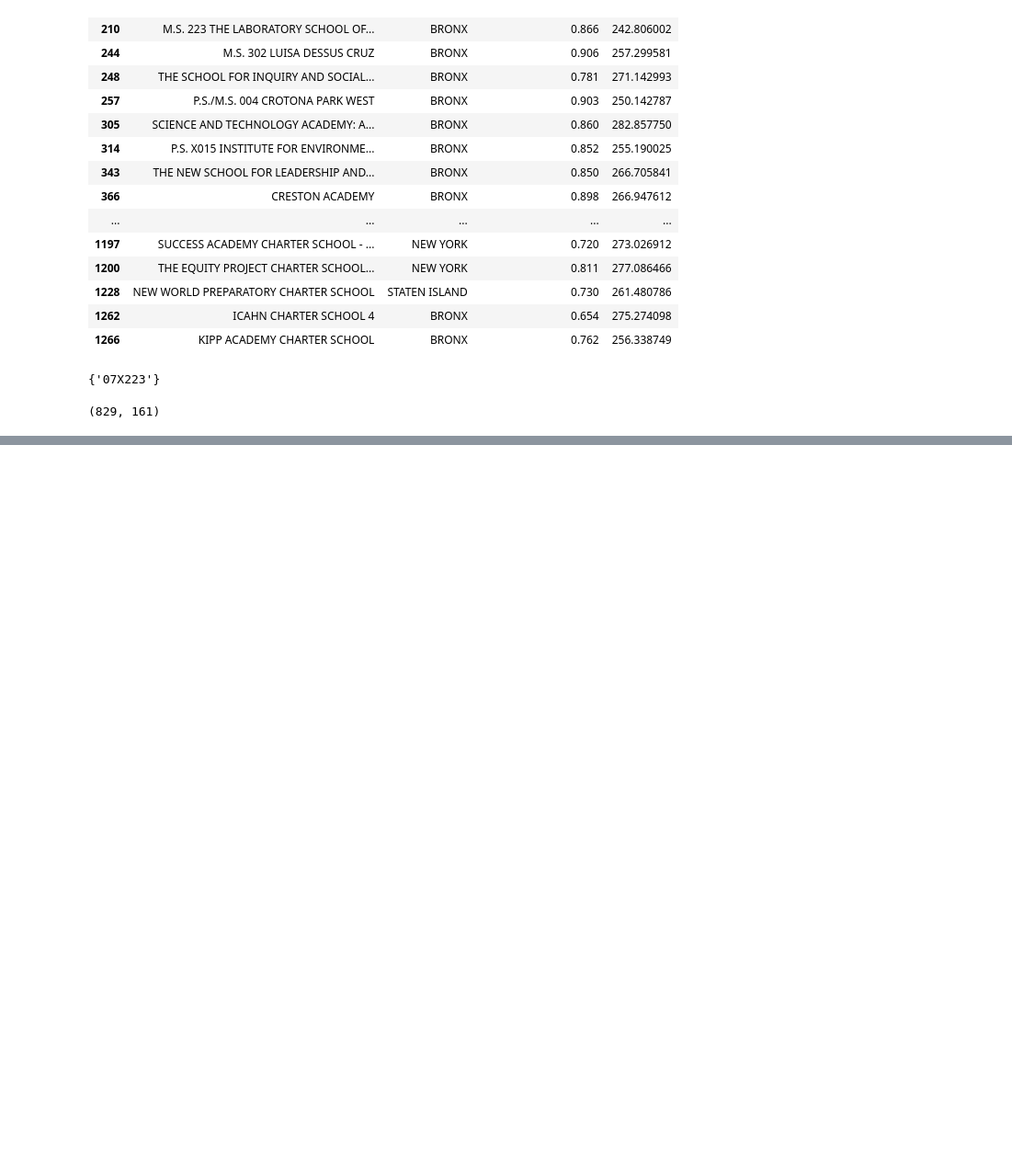
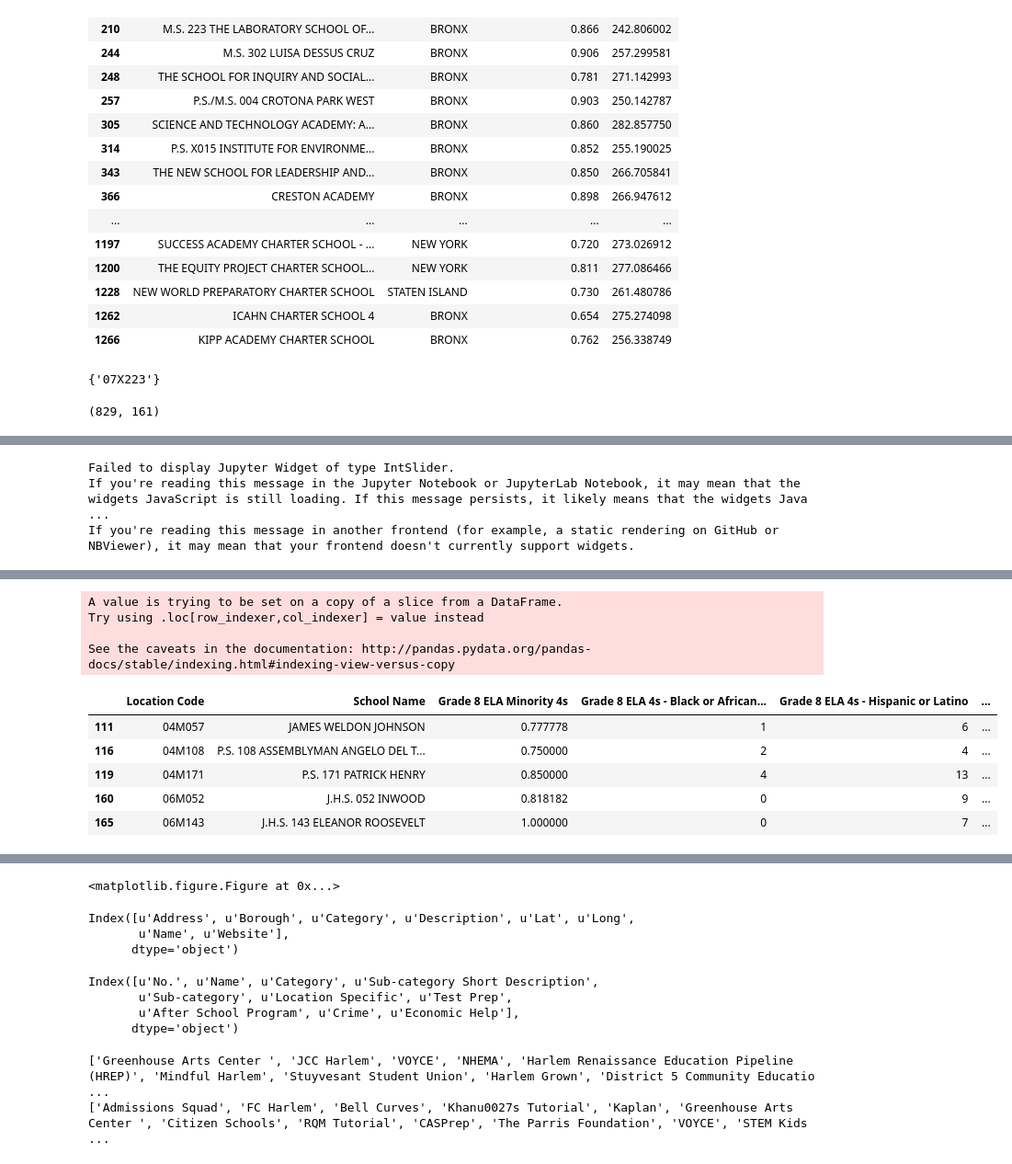
Before and after one commit to infocusp/passnyc_data_science_for_good, a Jupyter notebook: code/sandbox/falak/ds_for_good-Twisha_Experiments.ipynb, the cells around one changed output, grey strips where cells are left out. Shown at 92% size. Cells and saved outputs as stored; diff of their text form; code cells hidden in the pictures; blank space fills up the shorter version.

```diff
--- a/code/sandbox/falak/ds_for_good-Twisha_Experiments.ipynb
+++ b/code/sandbox/falak/ds_for_good-Twisha_Experiments.ipynb
@@ -1121,9 +1135,13 @@ def grade_minority_percent_4s (df, grade, subject, thres_total_4s, thres_minorit
     num1 = ('Grade %d %s 4s - Black or African American')%(grade, subject)
     num2 = ('Grade %d %s 4s - Hispanic or Latino')%(grade, subject)
     den = ('Grade %d %s 4s - All Students')%(grade, subject)
+
     df = df[df[den].astype(int)>thres_total_4s]
     df[out_field] = (df[num1] + df[num2])/(df[den])
     grade_minority_df = df[df[out_field]>thres_minority]
-    print(grade, subject, df.shape, grade_minority_df.shape, (grade_minority_df[num1] + grade_minority_df[num2]).mean(), df[num1].mean(), df[num2].mean())
+
+    df_html = grade_minority_df[['Location Code','School Name', out_field, num1, num2, den]].head().to_html()
+    display(HTML(df_html))
+
     return df
 # %%
@@ -1259,0 +1203,28 @@ print thres_minority.value
+# %%
+toggle = widgets.ToggleButtons(
+    options=['Grade 5', 'Grade 6', 'Grade 7', 'Grade 8'],
+    value='Grade 8',
+    description='Grades:',
+    disabled=False,
+    button_style='info', # 'success', 'info', 'warning', 'danger' or ''
+    tooltips=['Info. about Grade 5', 'Info. about Grade 6', 'Info. about Grade 7', 'Info. about Grade 8'],
+#     icons=['check'] * 3
+)
+# %%
+display(toggle)
+display(thres_total_4s)
+display(thres_minority)
+
+compute_4s_minority_states()
+
+def on_click(change):
+    clear_output()
+
+    display(thres_total_4s)
+    display(thres_minority)
+    display(toggle)
+
+    compute_4s_minority_states()
+
+toggle.observe(on_click, 'value')
+# %% [output]
@@ -1259,0 +1232,3 @@ print thres_minority.value
+Failed to display Jupyter Widget of type IntSlider.
+If you're reading this message in the Jupyter Notebook or JupyterLab Notebook, it may mean that the widgets JavaScript is still loading. If this message persists, it likely means that the widgets Java ...
+If you're reading this message in another frontend (for example, a static rendering on GitHub or NBViewer), it may mean that your frontend doesn't currently support widgets.
@@ -1259,0 +1236,10 @@ print thres_minority.value
+A value is trying to be set on a copy of a slice from a DataFrame.
+Try using .loc[row_indexer,col_indexer] = value instead
+
+See the caveats in the documentation: http://pandas.pydata.org/pandas-docs/stable/indexing.html#indexing-view-versus-copy
+|  | Location Code | School Name | Grade 8 ELA Minority 4s | Grade 8 ELA 4s - Black or African... | Grade 8 ELA 4s - Hispanic or Latino | ... |
+| 111 | 04M057 | JAMES WELDON JOHNSON | 0.777778 | 1 | 6 | ... |
+| 116 | 04M108 | P.S. 108 ASSEMBLYMAN ANGELO DEL T... | 0.750000 | 2 | 4 | ... |
+| 119 | 04M171 | P.S. 171 PATRICK HENRY | 0.850000 | 4 | 13 | ... |
+| 160 | 06M052 | J.H.S. 052 INWOOD | 0.818182 | 0 | 9 | ... |
+| 165 | 06M143 | J.H.S. 143 ELEANOR ROOSEVELT | 1.000000 | 0 | 7 | ... |
@@ -1259,0 +1252 @@ print thres_minority.value
+<matplotlib.figure.Figure at 0x...>
@@ -1259,0 +1256,19 @@ print thres_minority.value
+# %%
+df_passnyc_centers.columns
+# %% [output]
+Index([u'Address', u'Borough', u'Category', u'Description', u'Lat', u'Long',
+       u'Name', u'Website'],
+      dtype='object')
+# %%
+df_passnyc_center_types.columns
+# %% [output]
+Index([u'No.', u'Name', u'Category', u'Sub-category Short Description',
+       u'Sub-category', u'Location Specific', u'Test Prep',
+       u'After School Program', u'Crime', u'Economic Help'],
+      dtype='object')
+# %%
+print list(df_passnyc_center_types['Name'])
+print list(set(df_passnyc_centers['Name']))
+# %% [output]
+['Greenhouse Arts Center ', 'JCC Harlem', 'VOYCE', 'NHEMA', 'Harlem Renaissance Education Pipeline (HREP)', 'Mindful Harlem', 'Stuyvesant Student Union', 'Harlem Grown', 'District 5 Community Educatio ...
+['Admissions Squad', 'FC Harlem', 'Bell Curves', 'Khanu0027s Tutorial', 'Kaplan', 'Greenhouse Arts Center ', 'Citizen Schools', 'RQM Tutorial', 'CASPrep', 'The Parris Foundation', 'VOYCE', 'STEM Kids  ...
```
Also changed, not shown: parts of 16 cells of this notebook.
